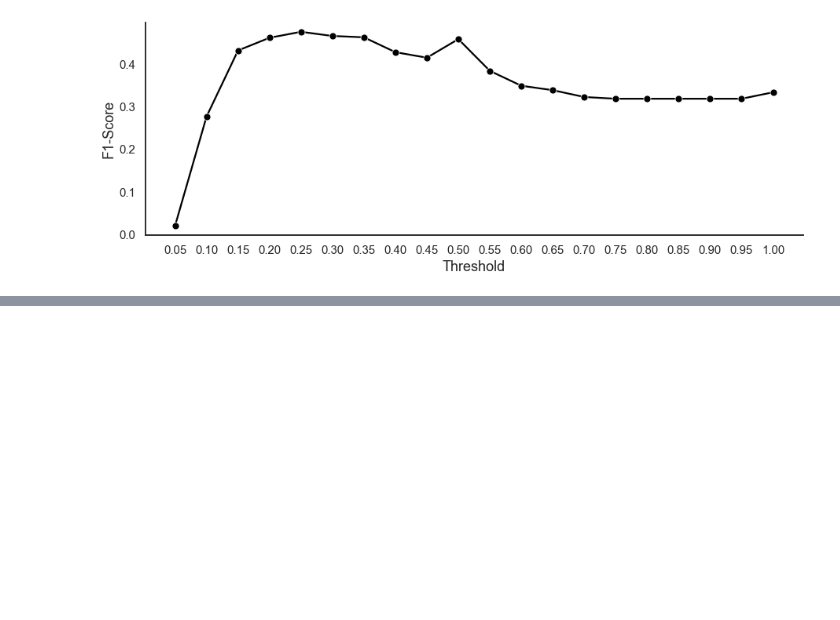
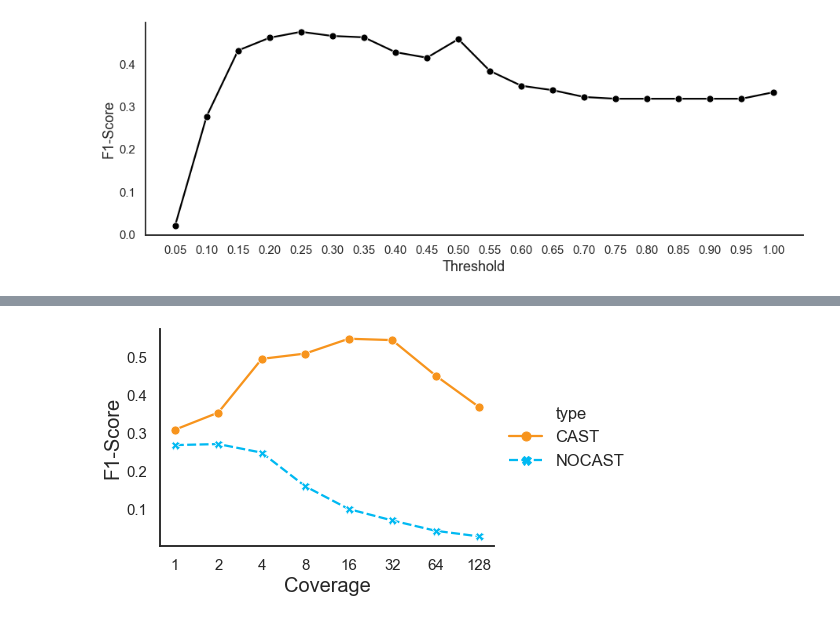
Before and after one commit to Mangul-Lab-USC/ImReP_publication_old, a Jupyter notebook: notebooks/Supplementary.ipynb, the cells around one changed output, grey strips where cells are left out. Saved outputs shown, nothing was run; the diff lists cells and outputs as text; code cells hidden in the pictures; blank space fills up the shorter version.

Commit message:
Added Figure S15

```diff
--- a/notebooks/Supplementary.ipynb
+++ b/notebooks/Supplementary.ipynb
@@ -145,3 +147,6 @@ plt.savefig('../figures/FigureS14_c.png', bbox_inches='tight')
 plt.savefig('../figures/FigureS14_c.pdf', bbox_inches='tight')
 # %% [output]
 [figure]
+# %%
+fp_cast_df = pd.read_csv('../summary_data/FP.CAST.csv')
+fp_cast_df.head()
@@ -147,0 +160,5 @@ plt.savefig('../figures/FigureS14_c.pdf', bbox_inches='tight')
+# %%
+fp_cast_df['f-score'] = (2*fp_cast_df['sens']*fp_cast_df['ppv'])/(fp_cast_df['sens'] + fp_cast_df['ppv'])
+fp_cast_df = fp_cast_df.astype({'cov' : 'str'})
+#fp_cast_df = fp_cast_df.rename(columns={'x' : 'Threshold', 'sens' : 'Recall', 'ppv' : 'Precision', 'f-score' : 'F1-Score'})
+fp_cast_df
@@ -147,0 +183,22 @@ plt.savefig('../figures/FigureS14_c.pdf', bbox_inches='tight')
+# %%
+plt.figure(figsize=(6, 4))
+
+tmp = fp_cast_df.loc[fp_cast_df['x'] == 50]
+ax = sns.lineplot(x = 'cov', y = 'f-score', hue = 'type', style = 'type', data = tmp, markers = True, sort = False)
+
+ax.set_ylabel('F1-Score', fontsize='large')
+ax.set_xlabel('Coverage', fontsize='large')
+
+plt.legend(frameon = False, loc='center left', bbox_to_anchor=(1, .5))
+
+ax.xaxis.label.set_size(20)
+ax.yaxis.label.set_size(20)
+
+plt.tick_params(axis='both', which='major', labelsize=15)
+plt.tick_params(axis='both', which='minor', labelsize=15)
+
+sns.despine()
+plt.savefig('../figures/FigureS15_a.png', bbox_inches='tight')
+plt.savefig('../figures/FigureS15_a.pdf', bbox_inches='tight')
+# %% [output]
+[figure, added]
```
Also changed, not shown: parts of 5 cells of this notebook, 11 other files.
